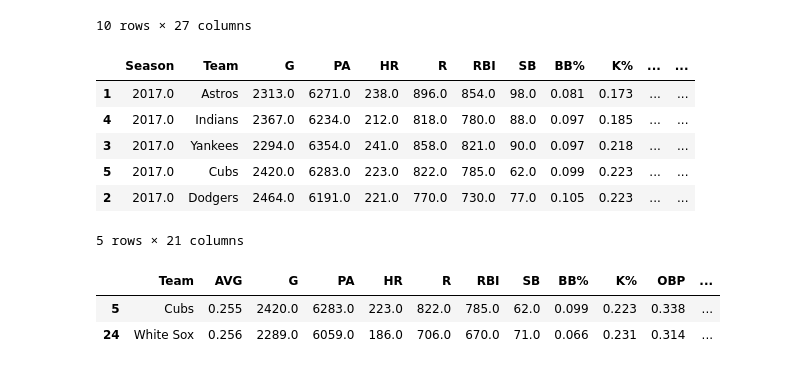
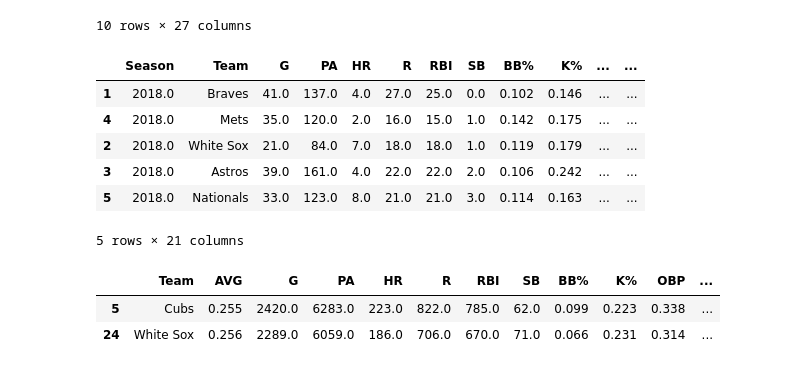
Before and after one commit to timbroderick/pybaseball, a Jupyter notebook: playing.ipynb, the cells around one changed output. Saved outputs shown, nothing was run; the diff lists cells and outputs as text; code cells hidden in the pictures.

```diff
--- a/playing.ipynb
+++ b/playing.ipynb
@@ -282,15 +204,15 @@ ws_batrange.head(10)
 10 rows × 27 columns
 # %%
 from pybaseball import team_batting
-batting = team_batting(start_season='2017', end_season=None, league='all', ind=1)
+batting = team_batting(start_season='2018', end_season=None, league='all', ind=1)
 batting.head(5).sort_values(by=['AVG'], ascending=False)
 # %% [output]
 |  | Season | Team | G | PA | HR | R | RBI | SB | BB% | K% | ... | ... |
-| 1 | 2017.0 | Astros | 2313.0 | 6271.0 | 238.0 | 896.0 | 854.0 | 98.0 | 0.081 | 0.173 | ... | ... |
-| 4 | 2017.0 | Indians | 2367.0 | 6234.0 | 212.0 | 818.0 | 780.0 | 88.0 | 0.097 | 0.185 | ... | ... |
-| 3 | 2017.0 | Yankees | 2294.0 | 6354.0 | 241.0 | 858.0 | 821.0 | 90.0 | 0.097 | 0.218 | ... | ... |
-| 5 | 2017.0 | Cubs | 2420.0 | 6283.0 | 223.0 | 822.0 | 785.0 | 62.0 | 0.099 | 0.223 | ... | ... |
-| 2 | 2017.0 | Dodgers | 2464.0 | 6191.0 | 221.0 | 770.0 | 730.0 | 77.0 | 0.105 | 0.223 | ... | ... |
+| 1 | 2018.0 | Braves | 41.0 | 137.0 | 4.0 | 27.0 | 25.0 | 0.0 | 0.102 | 0.146 | ... | ... |
+| 4 | 2018.0 | Mets | 35.0 | 120.0 | 2.0 | 16.0 | 15.0 | 1.0 | 0.142 | 0.175 | ... | ... |
+| 2 | 2018.0 | White Sox | 21.0 | 84.0 | 7.0 | 18.0 | 18.0 | 1.0 | 0.119 | 0.179 | ... | ... |
+| 3 | 2018.0 | Astros | 39.0 | 161.0 | 4.0 | 22.0 | 22.0 | 2.0 | 0.106 | 0.242 | ... | ... |
+| 5 | 2018.0 | Nationals | 33.0 | 123.0 | 8.0 | 21.0 | 21.0 | 3.0 | 0.114 | 0.163 | ... | ... |
 5 rows × 21 columns
 # %%
 # select only Sox and Cubs
```
Also changed, not shown: parts of 8 cells of this notebook, 3 other files.
